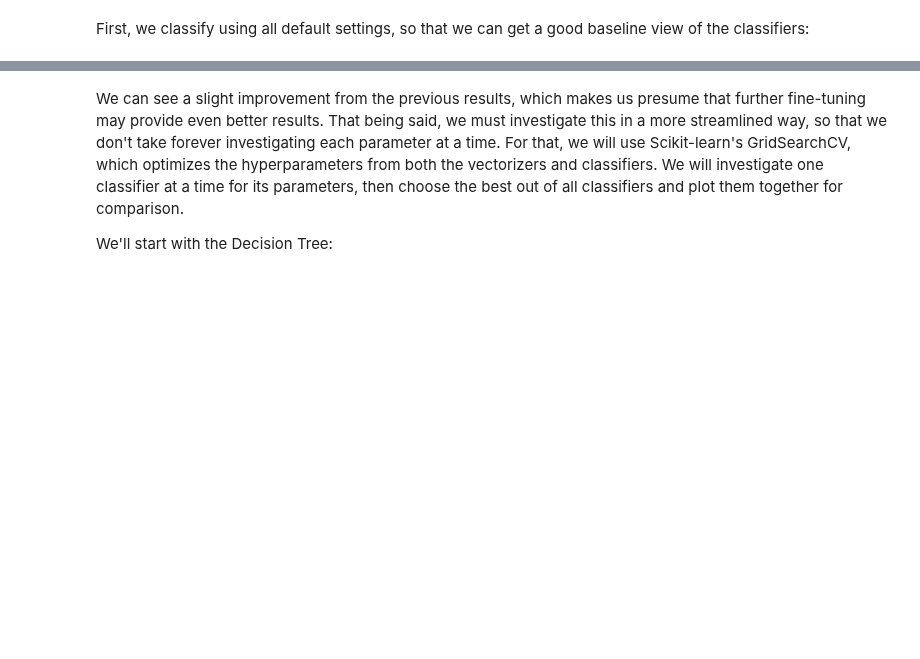
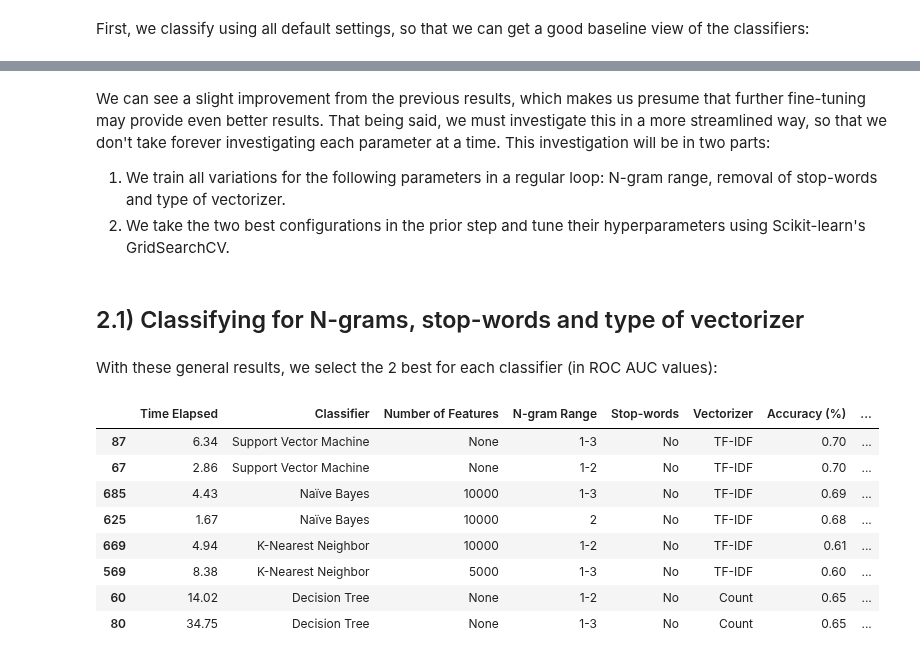
Before and after one commit to cirops/experiments-sentiment-analysis, a Jupyter notebook: notebook/Experiments with Sentiment Analysis on the MERLOT Dataset.ipynb, the cells around one changed output, grey strips where cells are left out. Cells and saved outputs as stored; diff of their text form; code cells hidden in the pictures; blank space fills up the shorter version.

```diff
--- a/notebook/Experiments with Sentiment Analysis on the MERLOT Dataset.ipynb
+++ b/notebook/Experiments with Sentiment Analysis on the MERLOT Dataset.ipynb
@@ -242,5 +285,5 @@ plt.show()
 # %% [markdown]
 We can see a slight improvement from the previous results, which makes us presume that further fine-tuning may provide even better results.
-That being said, we must investigate this in a more streamlined way, so that we don't take forever investigating each parameter at a time. For that, we will use Scikit-learn's GridSearchCV, which optimizes the hyperparameters from both the vectorizers and classifiers. We will investigate one classifier at a time for its parameters, then choose the best out of all classifiers and plot them together for comparison.
-
-We'll start with the Decision Tree:
+That being said, we must investigate this in a more streamlined way, so that we don't take forever investigating each parameter at a time. This investigation will be in two parts:
+1) We train all variations for the following parameters in a regular loop: N-gram range, removal of stop-words and type of vectorizer.
+2) We take the two best configurations in the prior step and tune their hyperparameters using Scikit-learn's GridSearchCV.
@@ -290,0 +290,2 @@ if __name__ == "__main__":
+# %% [markdown]
+## 2.1) Classifying for N-grams, stop-words and type of vectorizer
@@ -290,0 +376,22 @@ if __name__ == "__main__":
+# %% [markdown]
+With these general results, we select the 2 best for each classifier (in ROC AUC values):
+# %%
+df = pd.read_csv('results.csv')
+
+df = df.sort_values(by='ROC AUC', ascending=False)
+df.head()
+
+df_best_2 = pd.DataFrame(columns=df.columns)
+for clf_key in classifiers:
+    df_best_2 = pd.concat([df_best_2, df.loc[df['Classifier'] == clf_key][:2]])
+df_best_2.sort_values(by='ROC AUC', ascending=False)
+# %% [output]
+|  | Time Elapsed | Classifier | Number of Features | N-gram Range | Stop-words | Vectorizer | Accuracy (%) | ... |
+| 87 | 6.34 | Support Vector Machine | None | 1-3 | No | TF-IDF | 0.70 | ... |
+| 67 | 2.86 | Support Vector Machine | None | 1-2 | No | TF-IDF | 0.70 | ... |
+| 685 | 4.43 | Naïve Bayes | 10000 | 1-3 | No | TF-IDF | 0.69 | ... |
+| 625 | 1.67 | Naïve Bayes | 10000 | 2 | No | TF-IDF | 0.68 | ... |
+| 669 | 4.94 | K-Nearest Neighbor | 10000 | 1-2 | No | TF-IDF | 0.61 | ... |
+| 569 | 8.38 | K-Nearest Neighbor | 5000 | 1-3 | No | TF-IDF | 0.60 | ... |
+| 60 | 14.02 | Decision Tree | None | 1-2 | No | Count | 0.65 | ... |
+| 80 | 34.75 | Decision Tree | None | 1-3 | No | Count | 0.65 | ... |
```
Also changed, not shown: parts of 12 cells of this notebook.
